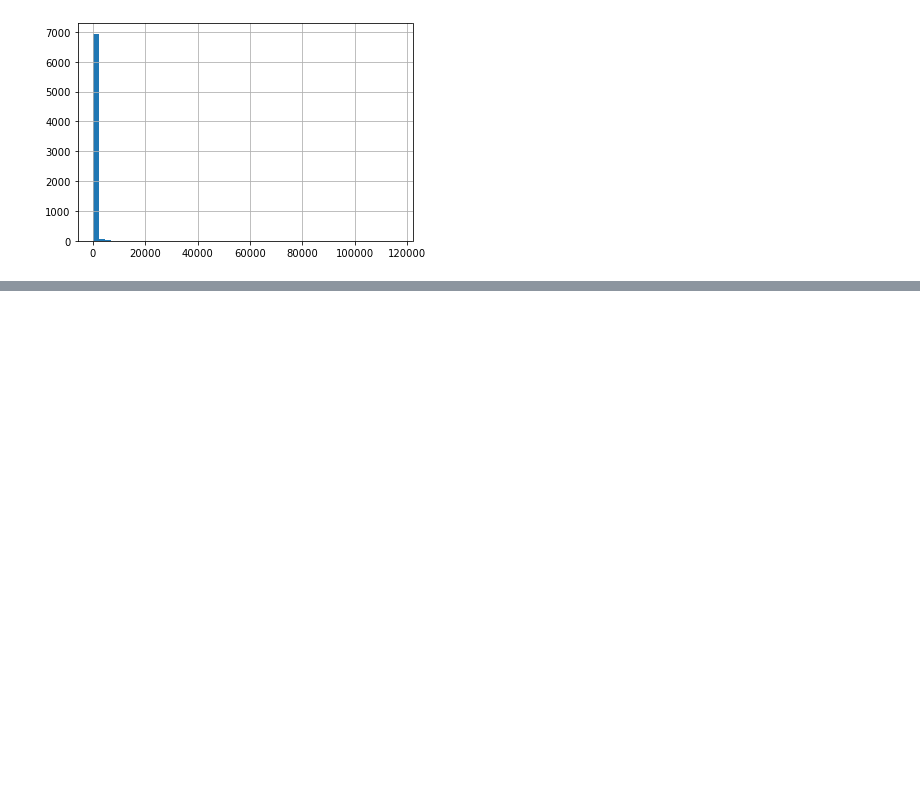
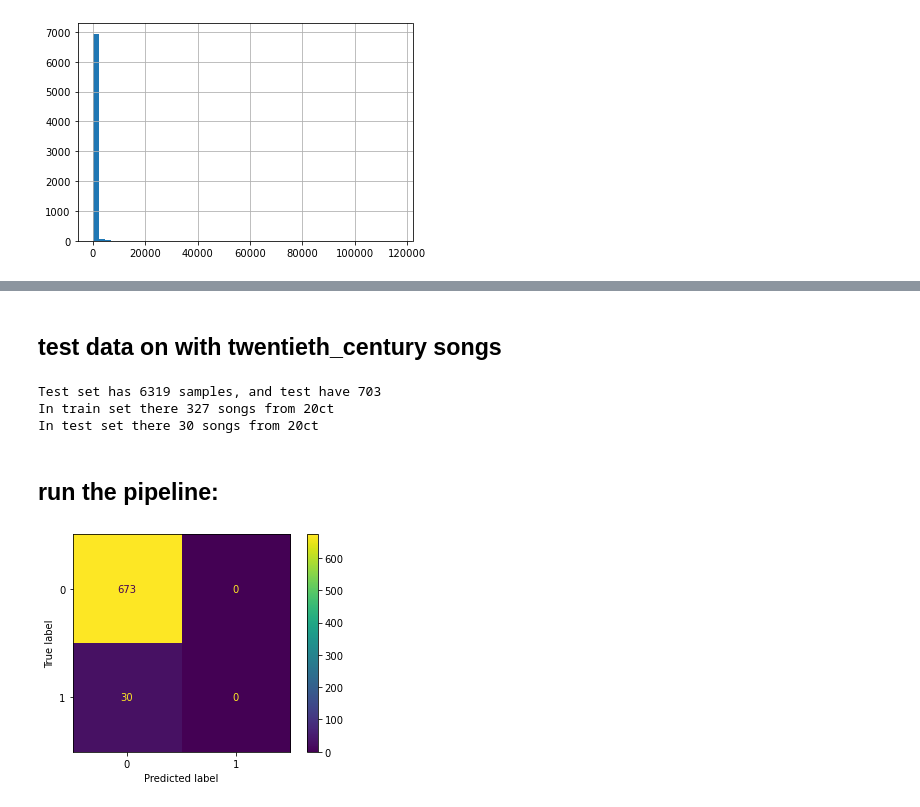
Before and after one commit to ronamir1/NLP-finalProject, a Jupyter notebook: Data_Processing/playing_with_data.ipynb, the cells around one changed output, grey strips where cells are left out. Drawn from its saved outputs; the diff is of its cells as text; code cells hidden in the pictures; blank space fills up the shorter version.

Commit message:
test simple ml on data fix dumped data

```diff
--- a/Data_Processing/playing_with_data.ipynb
+++ b/Data_Processing/playing_with_data.ipynb
@@ -129,0 +155,7 @@ topic
+# %%
+from corpus_processing import DATA_PATH
+authors_stats_df_path = DATA_PATH / Path("authors_processed/authors_stats.pkl.gz")
+
+authors_data_frame = pd.read_pickle(authors_stats_df_path).drop(columns=["songs_count", "sentence_count", "words_count", "words_total", "words_mean", "sentence_total", "sentence_mean"])
+data = parse_authors(authors_data_frame,israel_cities)
+authors_data_frame.head(10)
@@ -129,0 +180,5 @@ topic
+# %%
+# combine the authors data with songs data
+
+combined_df = df.merge(authors_data_frame, how="left", right_index=True, left_on="authors")
+combined_df.head(10)
@@ -129,0 +198,40 @@ topic
+# %% [markdown]
+## test data on with twentieth_century songs
+# %%
+from sklearn.model_selection import train_test_split
+
+X = combined_df.content
+y = combined_df.b_20ct
+
+X_train, X_test, y_train, y_test = train_test_split(X, y, test_size=0.1)
+print(f"Test set has {len(X_train)} samples, and test have {len(X_test)}")
+print(f"In train set there {y_train.sum()} songs from 20ct\n"
+      f"In test set there {y_test.sum()} songs from 20ct")
+# %% [output]
+Test set has 6319 samples, and test have 703
+In train set there 327 songs from 20ct
+In test set there 30 songs from 20ct
+# %% [markdown]
+## run the pipeline:
+# %%
+from sklearn.pipeline import Pipeline
+from sklearn.feature_extraction.text import CountVectorizer, TfidfTransformer
+from sklearn.linear_model import LogisticRegression
+from sklearn.metrics import plot_confusion_matrix
+import matplotlib.pyplot as plt
+
+vectorizer=CountVectorizer(ngram_range=(1,2))
+transformer=TfidfTransformer()
+algo=LogisticRegression()
+
+pipe = Pipeline([('vectorizer', vectorizer),
+                 ('transformer', transformer),
+                 #('feature_select', SelectKBest(chi2, k=20000)),
+                 ('algo', algo)])
+
+pipe.fit(X_train, y_train)
+prediction = pipe.predict(X_test)
+plot_confusion_matrix(pipe, X_test, y_test)
+plt.show()
+# %% [output]
+[figure, added]
```
Also changed, not shown: parts of 7 cells of this notebook, 3 other files.
